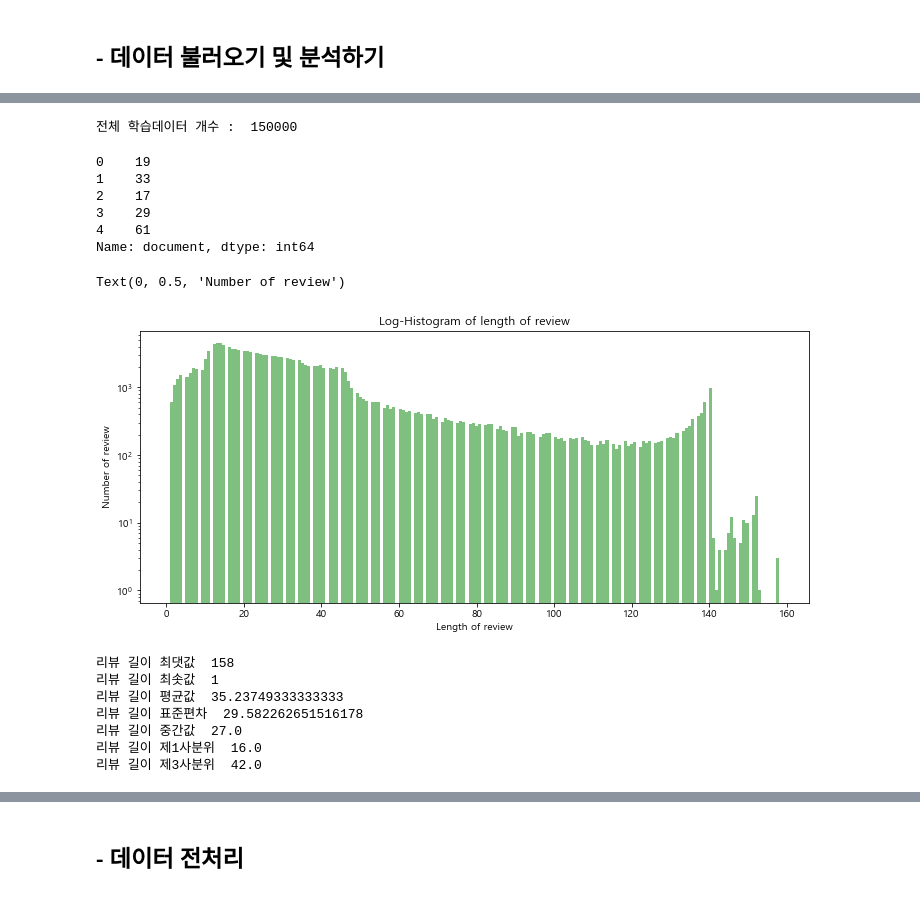
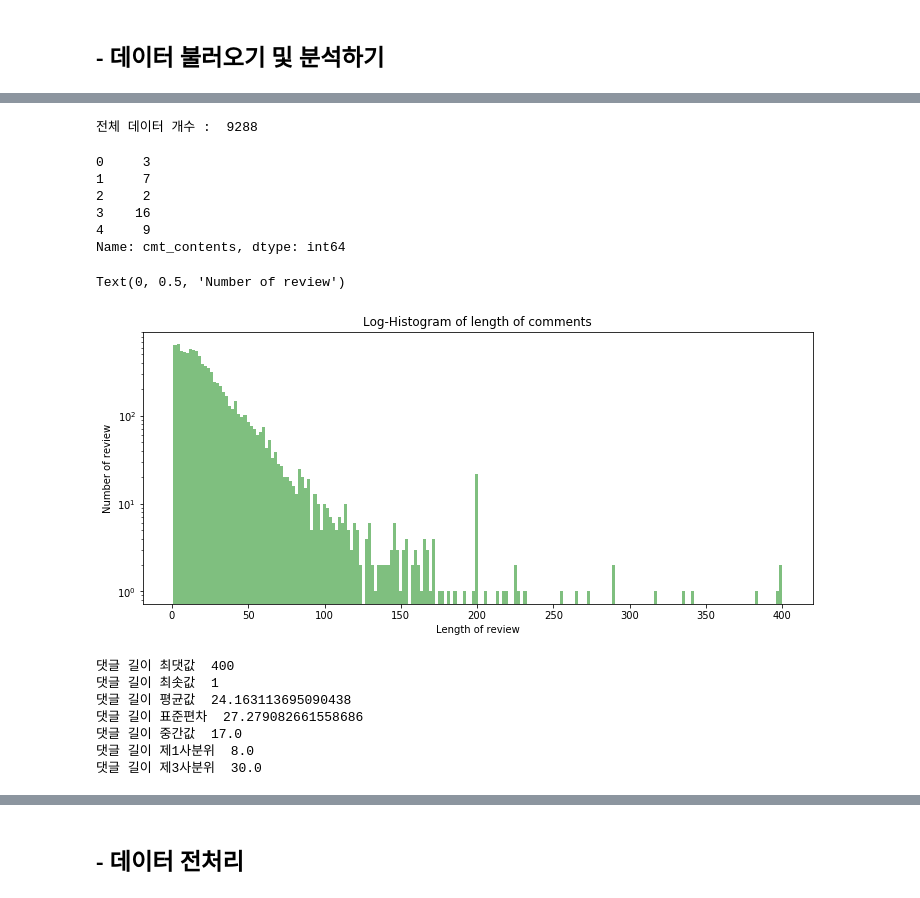
Before and after one commit to sin00528/badWord, a Jupyter notebook: DataEngineering.ipynb, the cells around one changed output, grey strips where cells are left out. Cells and saved outputs as stored; diff of their text form; code cells hidden in the pictures.

```diff
--- a/DataEngineering.ipynb
+++ b/DataEngineering.ipynb
@@ -172,6 +63,6 @@ import json
 from tensorflow.python.keras.preprocessing.sequence import pad_sequences
 from tensorflow.python.keras.preprocessing.text import Tokenizer
 
-train_data = pd.read_csv('./data/ratings_train.txt', header = 0, delimiter='\t', quoting = 3)
-train_data
+df_union = pd.read_csv('./data/dc_db.csv', sep=',', encoding='utf-8', index_col=0)
+df_union.head()
 # %% [output]
@@ -196,43 +75,43 @@ train_data
 # %%
-print('전체 학습데이터 개수 : ', len(train_data))
+print('전체 데이터 개수 : ', len(df_union))
 # %% [output]
-전체 학습데이터 개수 :  150000
+전체 데이터 개수 :  9288
 # %%
-train_length = train_data['document'].astype(str).apply(len)
-train_length.head()
+cmt_length = df_union['cmt_contents'].astype(str).apply(len)
+cmt_length.head()
 # %% [output]
-0    19
-1    33
-2    17
-3    29
-4    61
-Name: document, dtype: int64
+0     3
+1     7
+2     2
+3    16
+4     9
+Name: cmt_contents, dtype: int64
 # %%
 # 그래프
 plt.figure(figsize=(12,5))
-plt.hist(train_length, bins=200, alpha=0.5, color='g', label='word')
+plt.hist(cmt_length, bins=200, alpha=0.5, color='g', label='word')
 plt.yscale('log', nonposy='clip')
-plt.title('Log-Histogram of length of review')
+plt.title('Log-Histogram of length of comments')
 plt.xlabel('Length of review')
 plt.ylabel('Number of review')
 # %% [output]
 Text(0, 0.5, 'Number of review')
-[figure, old version]
+[figure, new version]
 # %%
-print('리뷰 길이 최댓값 ', np.max(train_length))
-print('리뷰 길이 최솟값 ', np.min(train_length))
-print('리뷰 길이 평균값 ', np.mean(train_length))
-print('리뷰 길이 표준편차 ', np.std(train_length))
-print('리뷰 길이 중간값 ', np.median(train_length))
-print('리뷰 길이 제1사분위 ', np.percentile(train_length, 25))
-print('리뷰 길이 제3사분위 ', np.percentile(train_length, 75))
+print('댓글 길이 최댓값 ', np.max(cmt_length))
+print('댓글 길이 최솟값 ', np.min(cmt_length))
+print('댓글 길이 평균값 ', np.mean(cmt_length))
+print('댓글 길이 표준편차 ', np.std(cmt_length))
+print('댓글 길이 중간값 ', np.median(cmt_length))
+print('댓글 길이 제1사분위 ', np.percentile(cmt_length, 25))
+print('댓글 길이 제3사분위 ', np.percentile(cmt_length, 75))
 # %% [output]
-리뷰 길이 최댓값  158
-리뷰 길이 최솟값  1
-리뷰 길이 평균값  35.23749333333333
-리뷰 길이 표준편차  29.582262651516178
-리뷰 길이 중간값  27.0
-리뷰 길이 제1사분위  16.0
-리뷰 길이 제3사분위  42.0
+댓글 길이 최댓값  400
+댓글 길이 최솟값  1
+댓글 길이 평균값  24.163113695090438
+댓글 길이 표준편차  27.279082661558686
+댓글 길이 중간값  17.0
+댓글 길이 제1사분위  8.0
+댓글 길이 제3사분위  30.0
 # %%
 plt.figure(figsize=(12,5))
```
Also changed, not shown: parts of 47 cells of this notebook, 25 other files.
